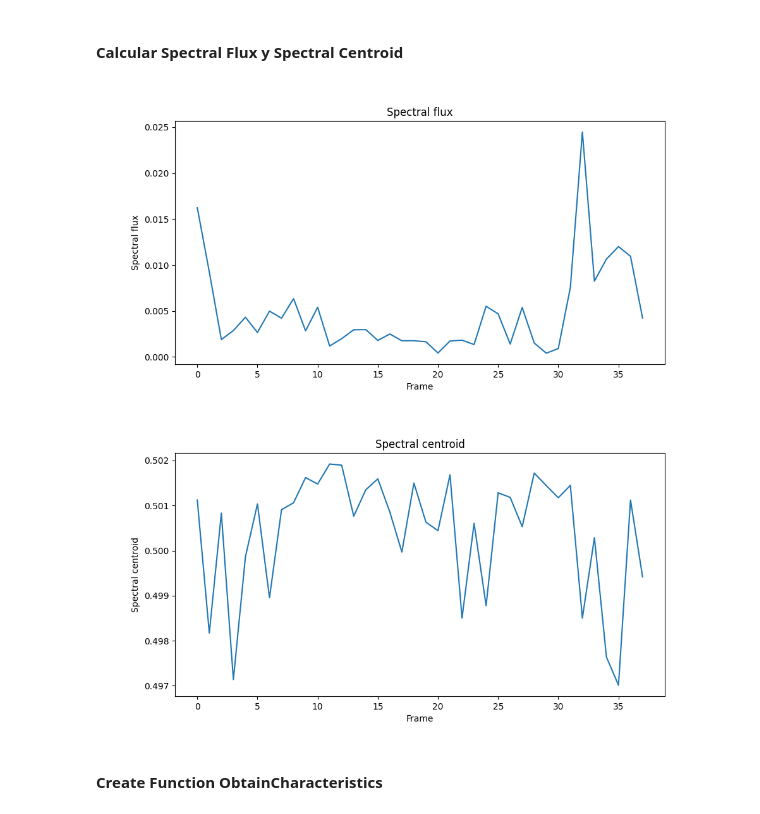
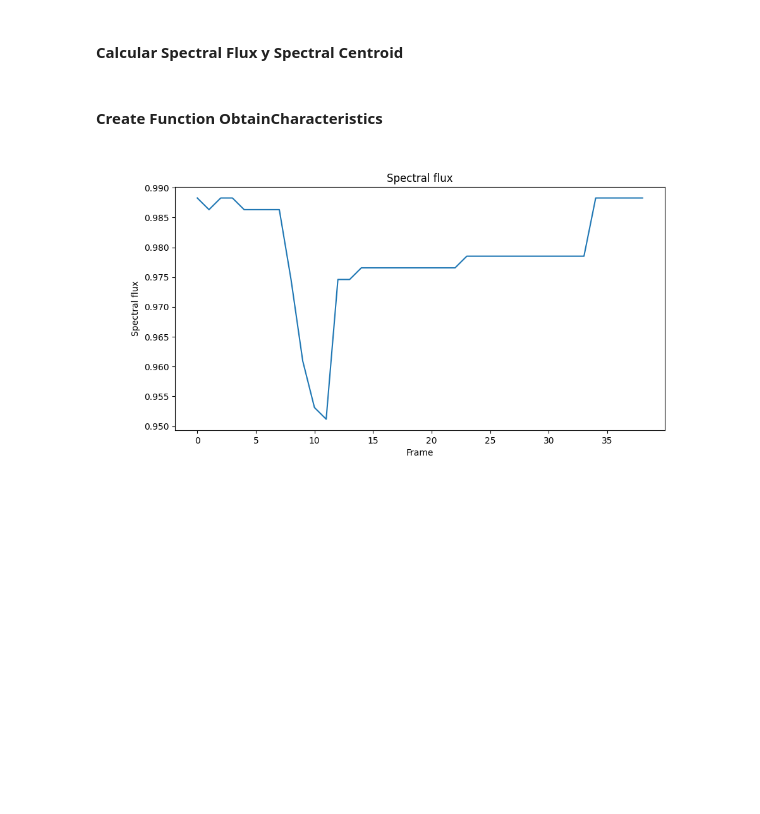
Before and after one commit to oscarjibou/University_projects, a Jupyter notebook: TDS/P4/src.ipynb, the cells around one changed output. Cells and saved outputs as stored; diff of their text form; code cells hidden in the pictures; blank space fills up the shorter version.

```diff
--- a/TDS/P4/src.ipynb
+++ b/TDS/P4/src.ipynb
@@ -147,21 +133,62 @@ for i in range(1, len(audio_frames)):
     spectral_centroids.append(centroid)
     spectral_spreads.append(spread)
 
-plt.figure(figsize=(10, 5))
-plt.plot(spectral_fluxes)
-plt.title("Spectral flux")
-plt.xlabel("Frame")
-plt.ylabel("Spectral flux")
-plt.show()
+# plt.figure(figsize=(10, 5))
+# plt.plot(spectral_fluxes)
+# plt.title("Spectral flux")
+# plt.xlabel("Frame")
+# plt.ylabel("Spectral flux")
+# plt.show()
 
-plt.figure(figsize=(10, 5))
-plt.plot(spectral_centroids)
-plt.title("Spectral centroid")
-plt.xlabel("Frame")
-plt.ylabel("Spectral centroid")
-plt.show()
+# plt.figure(figsize=(10, 5))
+# plt.plot(spectral_centroids)
+# plt.title("Spectral centroid")
+# plt.xlabel("Frame")
+# plt.ylabel("Spectral centroid")
+# plt.show()
-# %% [output]
-[figure, removed]
-[figure, removed]
 # %% [markdown]
 #### Create Function ObtainCharacteristics
+# %%
+features = []
+
+MFCC_delta = librosa.feature.delta(MFCC)
+
+features.append(MFCC)
+features.append(MFCC_delta)
+features.append(spectral_fluxes)
+features.append(spectral_centroids)
+features.append(spectral_spreads)
+
+
+def spectral_rolloff(signal, c):
+    """Computes spectral roll-off"""
+
+    energy = np.sum(signal ** 2)
+    fft_length = len(signal)
+    threshold = c * energy
+    # Ffind the spectral rolloff as the frequency position
+    # where the respective spectral energy is equal to c*totalEnergy
+    cumulative_sum = np.cumsum(signal ** 2) + epsilon
+    # find the first index where the cumulative sum is greater than the threshold
+    a = np.nonzero(cumulative_sum > threshold)[0]
+    if len(a) > 0:
+        sp_rolloff = np.float64(a[0]) / (float(fft_length))
+    else:
+        sp_rolloff = 0.0
+    return sp_rolloff
+
+
+spectral_rolloffs = []
+for i in range(0, len(audio_frames)):
+    fft = np.abs(np.fft.fft(audio_frames[i]))
+    spectral_rolloffs.append(spectral_rolloff(fft, 0.85))  # 85% of the energy
+
+
+plt.figure(figsize=(10, 5))
+plt.plot(spectral_rolloffs)
+plt.title("Spectral flux")
+plt.xlabel("Frame")
+plt.ylabel("Spectral flux")
+plt.show()
+# %% [output]
+[figure, added]
```
Also changed, not shown: parts of 2 cells of this notebook, 1 other file.
